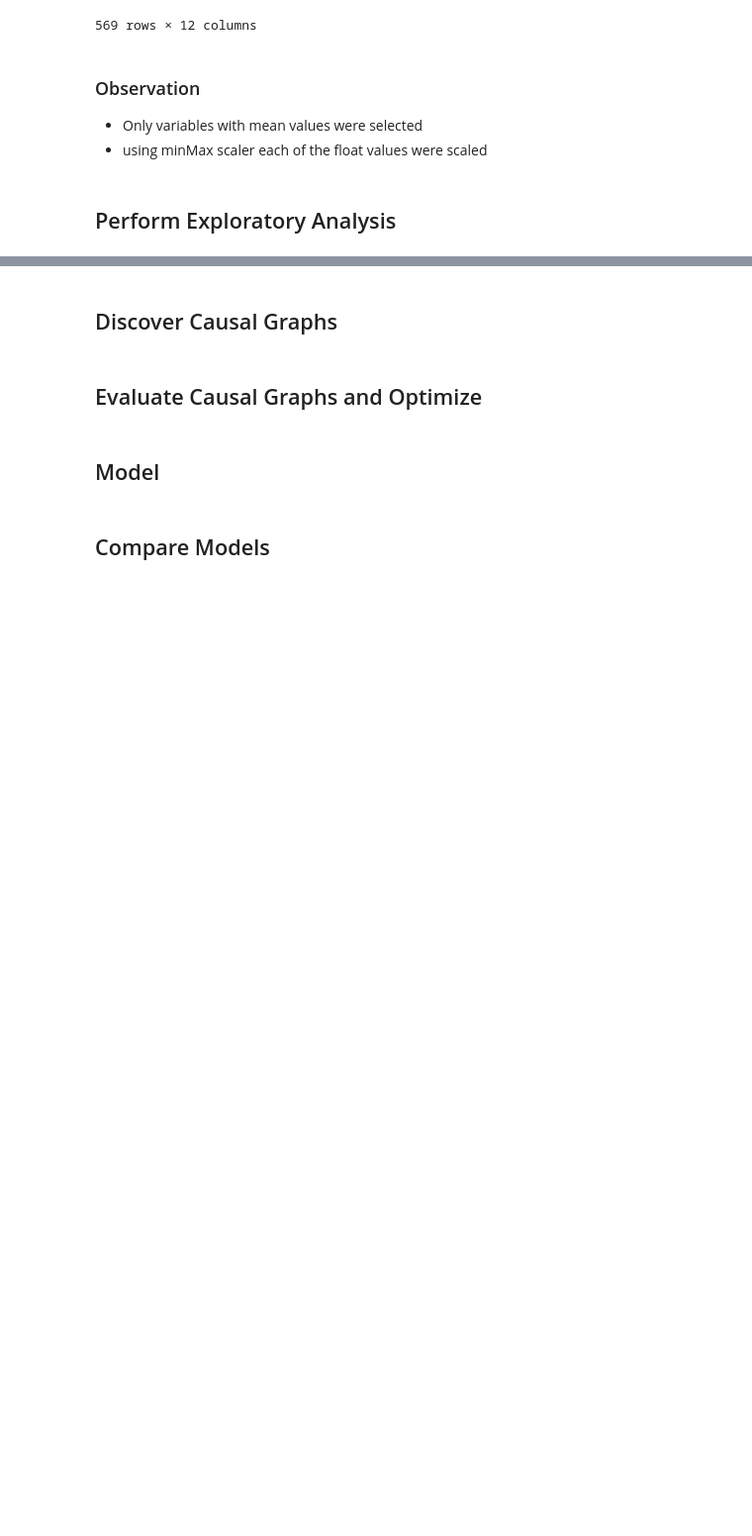
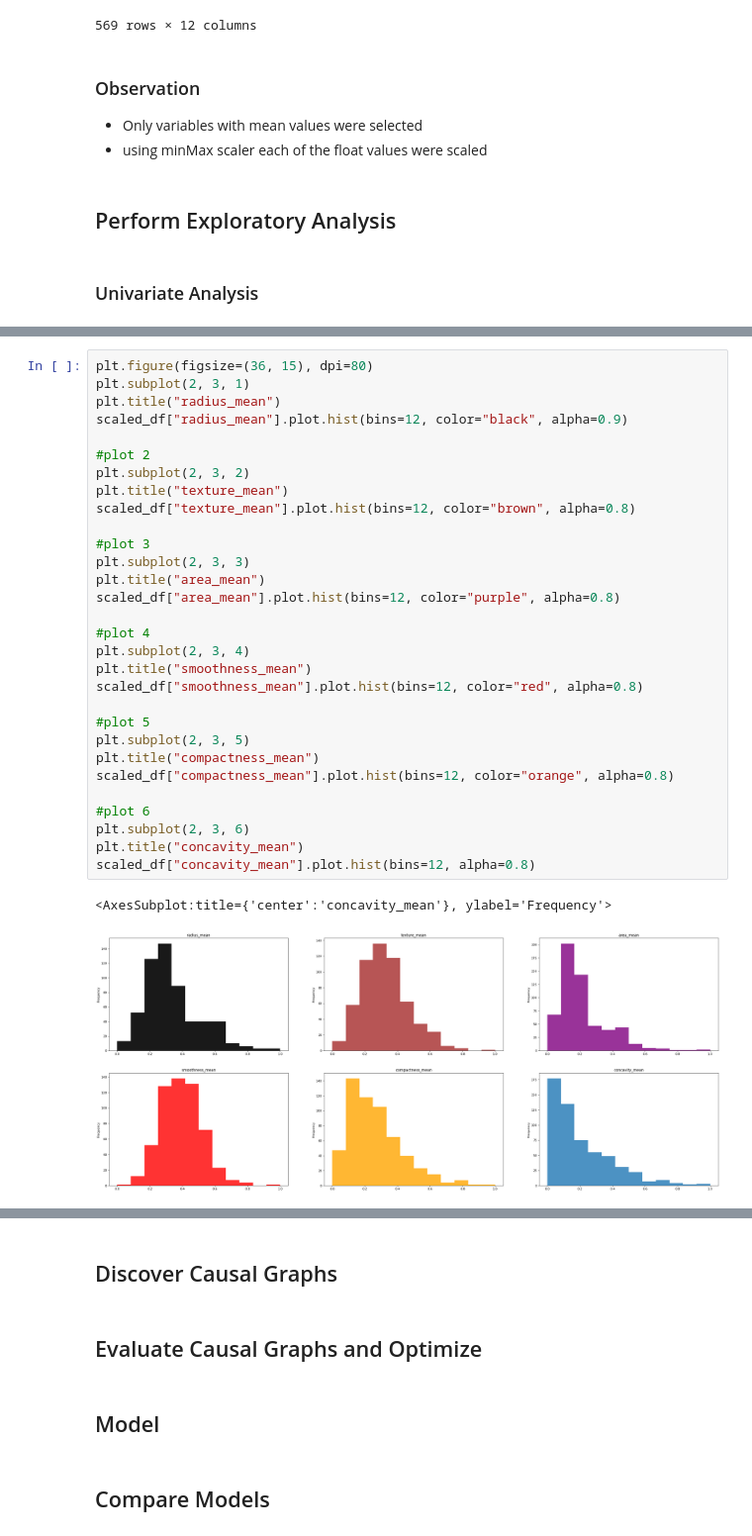
Before and after one commit to benbel376/causal_graph, a Jupyter notebook: notebooks/Causal_Inference.ipynb, the cells around one changed output, grey strips where cells are left out. Shown: that part at 99% size. Saved outputs shown, nothing was run; the diff lists cells and outputs as text; blank space fills up the shorter version.

Commit message:
bivariate and univariate analysis

```diff
--- a/notebooks/Causal_Inference.ipynb
+++ b/notebooks/Causal_Inference.ipynb
@@ -203,6 +205,8 @@ scaled_df
 - using minMax scaler each of the float values were scaled
 # %% [markdown]
 ## Perform Exploratory Analysis
+# %% [markdown]
+### Univariate Analysis
 # %%
 # Univariate Analysis
 scaled_df.describe()
@@ -216,3 +220,36 @@ scaled_df.describe()
 | 50% | 9.060240e+05 | 0.302381 | 0.308759 | 0.293345 | 0.172895 | 0.390358 | 0.224679 | ... |
 | 75% | 8.813129e+06 | 0.416442 | 0.408860 | 0.416765 | 0.271135 | 0.475490 | 0.340531 | ... |
 | max | 9.113205e+08 | 1.000000 | 1.000000 | 1.000000 | 1.000000 | 1.000000 | 1.000000 | ... |
+# %%
+plt.figure(figsize=(36, 15), dpi=80)
+plt.subplot(2, 3, 1)
+plt.title("radius_mean")
+scaled_df["radius_mean"].plot.hist(bins=12, color="black", alpha=0.9)
+
+#plot 2
+plt.subplot(2, 3, 2)
+plt.title("texture_mean")
+scaled_df["texture_mean"].plot.hist(bins=12, color="brown", alpha=0.8)
+
+#plot 3
+plt.subplot(2, 3, 3)
+plt.title("area_mean")
+scaled_df["area_mean"].plot.hist(bins=12, color="purple", alpha=0.8)
+
+#plot 4
+plt.subplot(2, 3, 4)
+plt.title("smoothness_mean")
+scaled_df["smoothness_mean"].plot.hist(bins=12, color="red", alpha=0.8)
+
+#plot 5
+plt.subplot(2, 3, 5)
+plt.title("compactness_mean")
+scaled_df["compactness_mean"].plot.hist(bins=12, color="orange", alpha=0.8)
+
+#plot 6
+plt.subplot(2, 3, 6)
+plt.title("concavity_mean")
+scaled_df["concavity_mean"].plot.hist(bins=12, alpha=0.8)
+# %% [output]
+<AxesSubplot:title={'center':'concavity_mean'}, ylabel='Frequency'>
+[figure, added]
```
Also changed, not shown: parts of 4 cells of this notebook.
